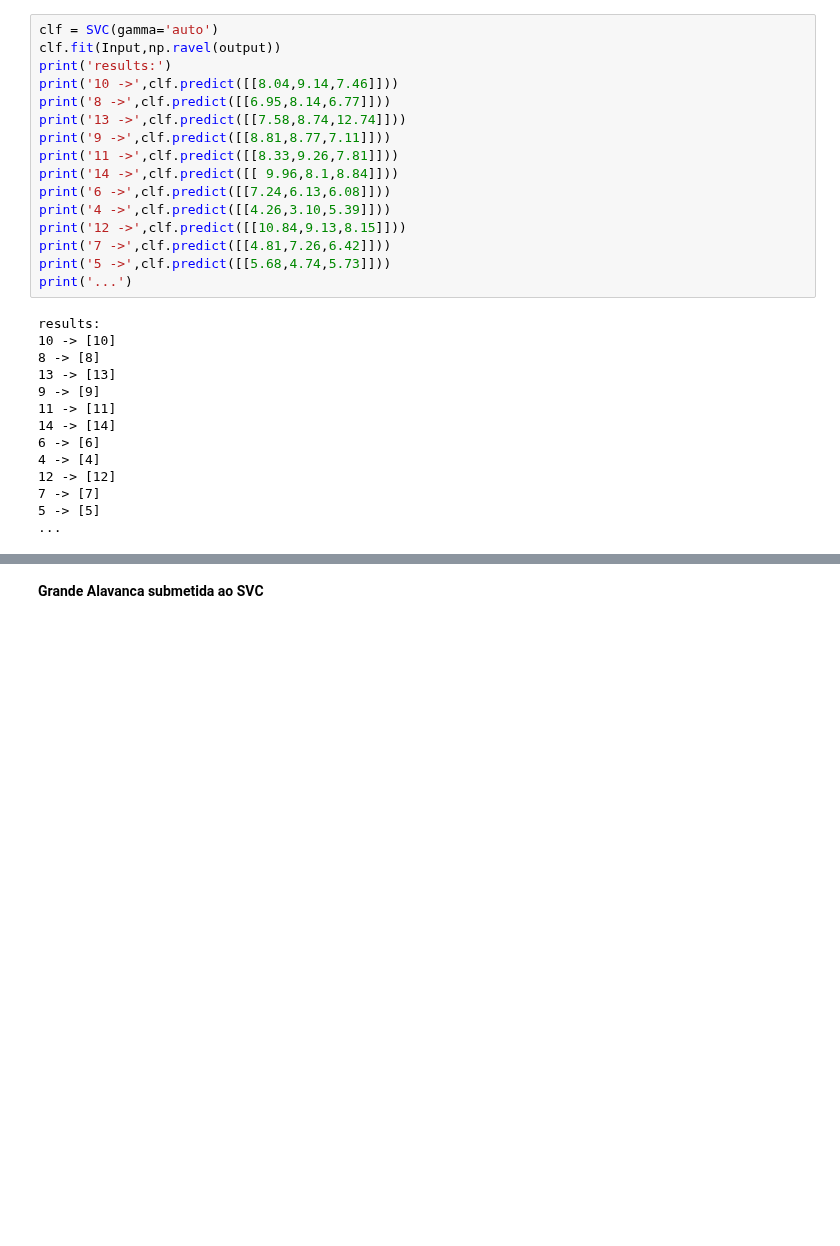
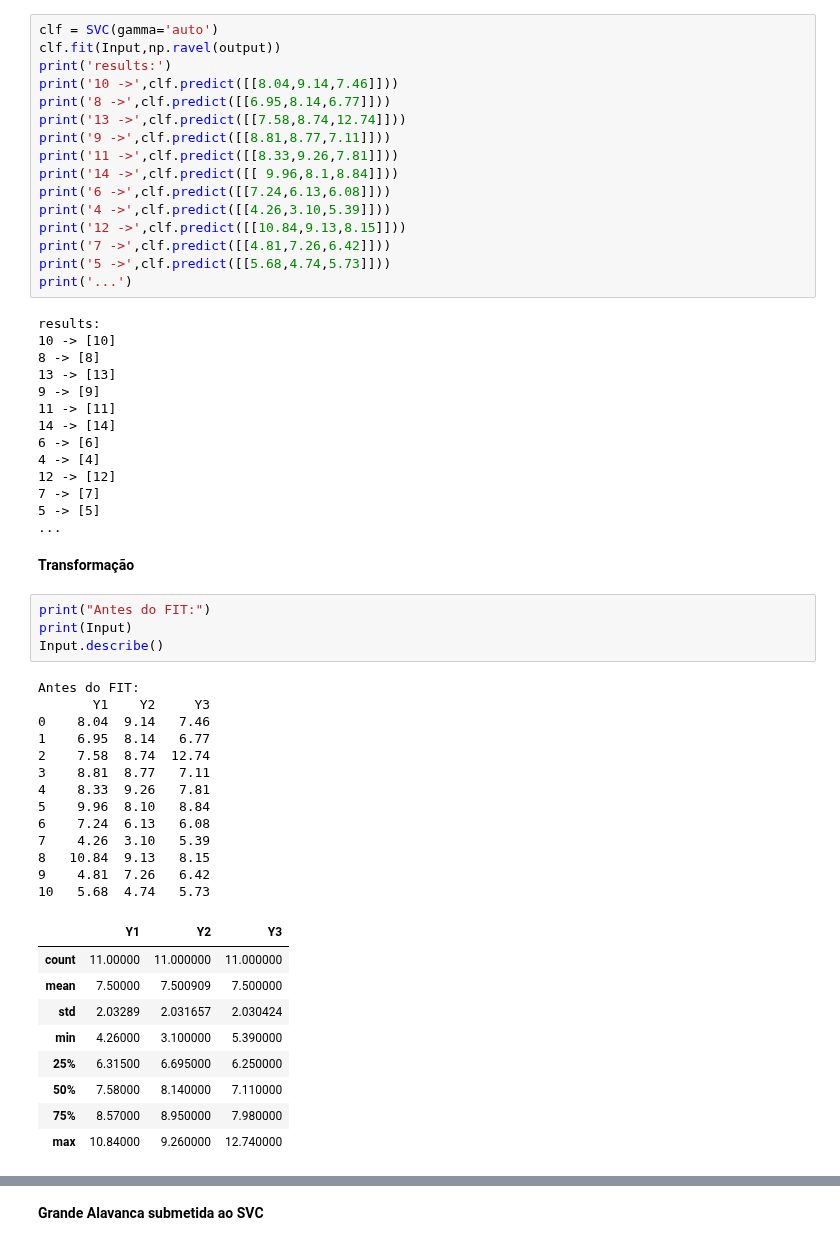
Before and after one commit to luizleroy/predictive_analytics, a Jupyter notebook: new.ipynb, the cells around one changed output, grey strips where cells are left out. Cells and saved outputs as stored; diff of their text form; blank space fills up the shorter version.

```diff
--- a/new.ipynb
+++ b/new.ipynb
@@ -283,3 +283,32 @@ results:
 7 -> [7]
 5 -> [5]
 ...
+# %% [markdown]
+**Transformação**
+# %%
+print("Antes do FIT:")
+print(Input)
+Input.describe()
+# %% [output]
+Antes do FIT:
+       Y1    Y2     Y3
+0    8.04  9.14   7.46
+1    6.95  8.14   6.77
+2    7.58  8.74  12.74
+3    8.81  8.77   7.11
+4    8.33  9.26   7.81
+5    9.96  8.10   8.84
+6    7.24  6.13   6.08
+7    4.26  3.10   5.39
+8   10.84  9.13   8.15
+9    4.81  7.26   6.42
+10   5.68  4.74   5.73
+|  | Y1 | Y2 | Y3 |
+| count | 11.00000 | 11.000000 | 11.000000 |
+| mean | 7.50000 | 7.500909 | 7.500000 |
+| std | 2.03289 | 2.031657 | 2.030424 |
+| min | 4.26000 | 3.100000 | 5.390000 |
+| 25% | 6.31500 | 6.695000 | 6.250000 |
+| 50% | 7.58000 | 8.140000 | 7.110000 |
+| 75% | 8.57000 | 8.950000 | 7.980000 |
+| max | 10.84000 | 9.260000 | 12.740000 |
```
Also changed, not shown: parts of 12 cells of this notebook.
